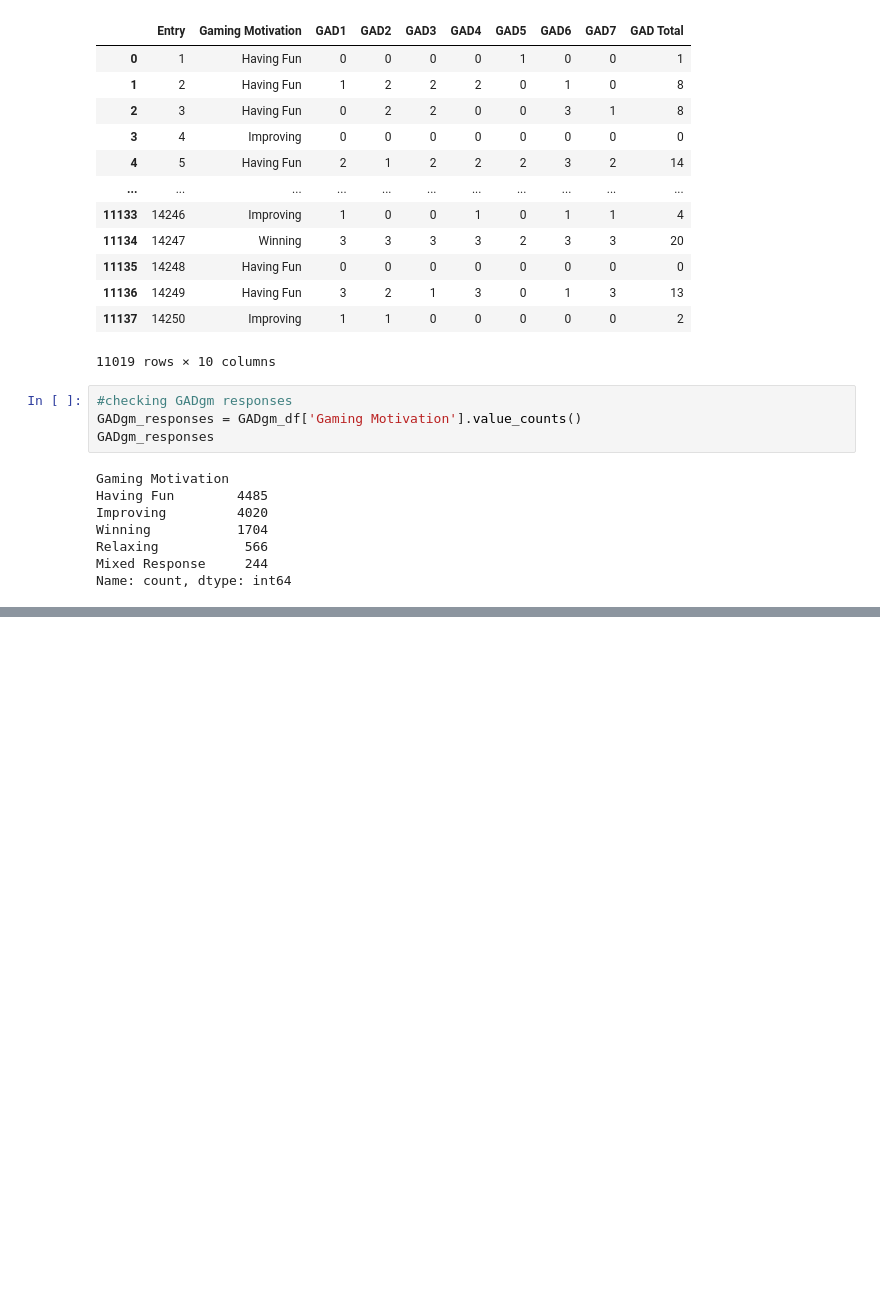
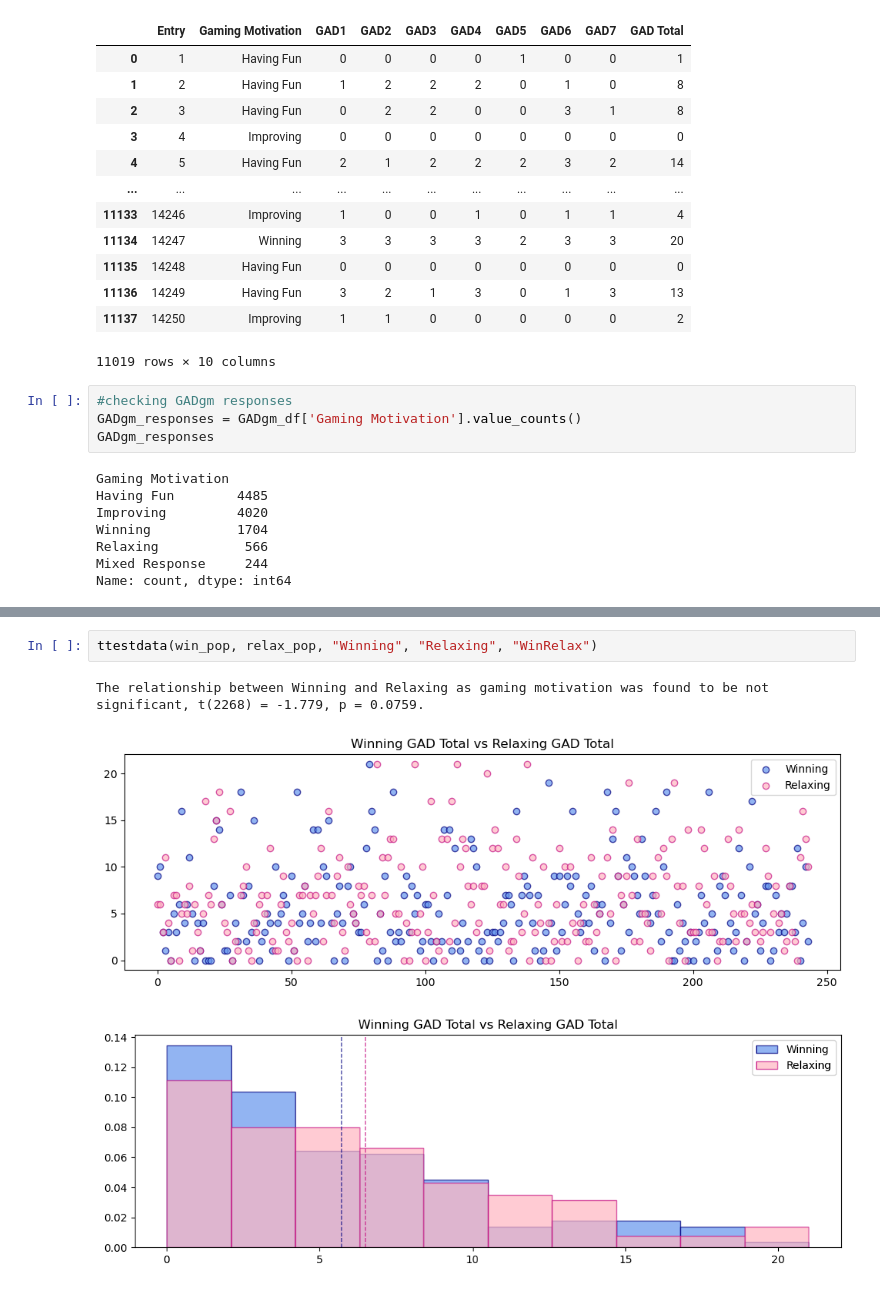
Before and after one commit to ComfyKoala/Project_1_Group_1, a Jupyter notebook: ashleys_analysis/ashleys_analysis.ipynb, the cells around one changed output, grey strips where cells are left out. Saved outputs shown, nothing was run; the diff lists cells and outputs as text; blank space fills up the shorter version.

```diff
--- a/ashleys_analysis/ashleys_analysis.ipynb
+++ b/ashleys_analysis/ashleys_analysis.ipynb
@@ -623,0 +680,6 @@ Using an alpha level of 0.5, those that listed their gaming motivation as "Impro
+# %%
+ttestdata(win_pop, relax_pop, "Winning", "Relaxing", "WinRelax")
+# %% [output]
+The relationship between Winning and Relaxing as gaming motivation was found to be not significant, t(2268) = -1.779, p = 0.0759.
+[figure, added]
+[figure, added]
```
Also changed, not shown: parts of 16 cells of this notebook, 14 other files.
